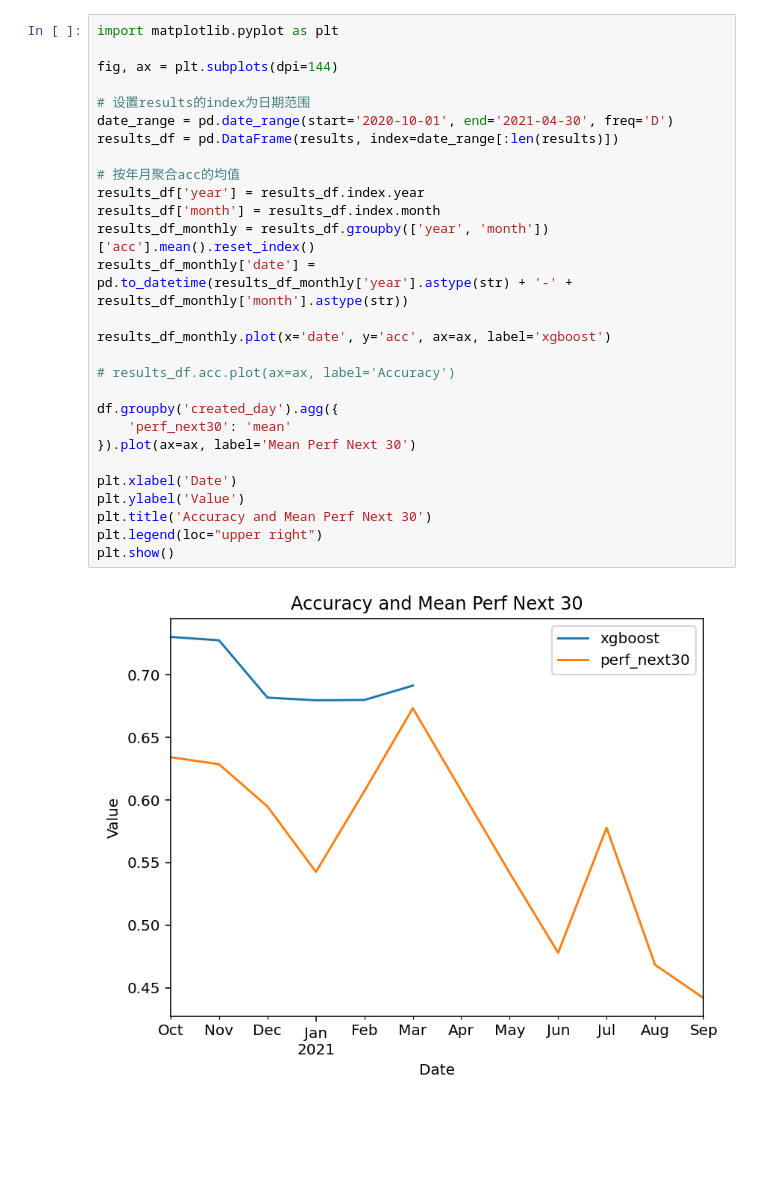
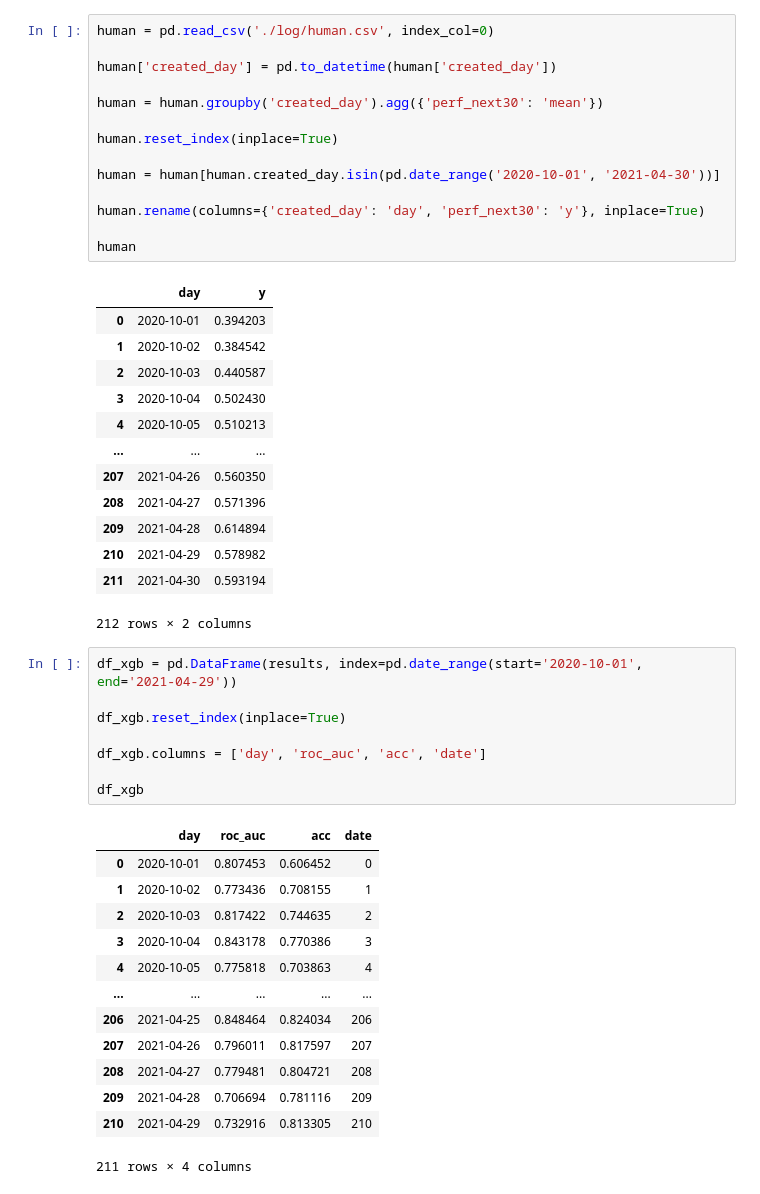
Before and after one commit to sitdownkevin/stocktwits, a Jupyter notebook: model_xgboost.ipynb, the cells around one changed output. Cells and saved outputs as stored; diff of their text form; blank space fills up the shorter version.

```diff
--- a/model_xgboost.ipynb
+++ b/model_xgboost.ipynb
@@ -80,30 +49,50 @@ _.groupby(['year','month'])['acc'].mean().plot()
-# %%
-import matplotlib.pyplot as plt
-
-fig, ax = plt.subplots(dpi=144)
-
-# 设置results的index为日期范围
-date_range = pd.date_range(start='2020-10-01', end='2021-04-30', freq='D')
-results_df = pd.DataFrame(results, index=date_range[:len(results)])
-
-# 按年月聚合acc的均值
-results_df['year'] = results_df.index.year
-results_df['month'] = results_df.index.month
-results_df_monthly = results_df.groupby(['year', 'month'])['acc'].mean().reset_index()
-results_df_monthly['date'] = pd.to_datetime(results_df_monthly['year'].astype(str) + '-' + results_df_monthly['month'].astype(str))
-
-results_df_monthly.plot(x='date', y='acc', ax=ax, label='xgboost')
-
-# results_df.acc.plot(ax=ax, label='Accuracy')
-
-df.groupby('created_day').agg({
-    'perf_next30': 'mean'
-}).plot(ax=ax, label='Mean Perf Next 30')
-
-plt.xlabel('Date')
-plt.ylabel('Value')
-plt.title('Accuracy and Mean Perf Next 30')
-plt.legend(loc="upper right")
-plt.show()
-# %% [output]
-[figure, removed]
+# %%
+human = pd.read_csv('./log/human.csv', index_col=0)
+
+human['created_day'] = pd.to_datetime(human['created_day'])
+
+human = human.groupby('created_day').agg({'perf_next30': 'mean'})
+
+human.reset_index(inplace=True)
+
+human = human[human.created_day.isin(pd.date_range('2020-10-01', '2021-04-30'))]
+
+human.rename(columns={'created_day': 'day', 'perf_next30': 'y'}, inplace=True)
+
+human
+# %% [output]
+|  | day | y |
+| 0 | 2020-10-01 | 0.394203 |
+| 1 | 2020-10-02 | 0.384542 |
+| 2 | 2020-10-03 | 0.440587 |
+| 3 | 2020-10-04 | 0.502430 |
+| 4 | 2020-10-05 | 0.510213 |
+| ... | ... | ... |
+| 207 | 2021-04-26 | 0.560350 |
+| 208 | 2021-04-27 | 0.571396 |
+| 209 | 2021-04-28 | 0.614894 |
+| 210 | 2021-04-29 | 0.578982 |
+| 211 | 2021-04-30 | 0.593194 |
+212 rows × 2 columns
+# %%
+df_xgb = pd.DataFrame(results, index=pd.date_range(start='2020-10-01', end='2021-04-29'))
+
+df_xgb.reset_index(inplace=True)
+
+df_xgb.columns = ['day', 'roc_auc', 'acc', 'date']
+
+df_xgb
+# %% [output]
+|  | day | roc_auc | acc | date |
+| 0 | 2020-10-01 | 0.807453 | 0.606452 | 0 |
+| 1 | 2020-10-02 | 0.773436 | 0.708155 | 1 |
+| 2 | 2020-10-03 | 0.817422 | 0.744635 | 2 |
+| 3 | 2020-10-04 | 0.843178 | 0.770386 | 3 |
+| 4 | 2020-10-05 | 0.775818 | 0.703863 | 4 |
+| ... | ... | ... | ... | ... |
+| 206 | 2021-04-25 | 0.848464 | 0.824034 | 206 |
+| 207 | 2021-04-26 | 0.796011 | 0.817597 | 207 |
+| 208 | 2021-04-27 | 0.779481 | 0.804721 | 208 |
+| 209 | 2021-04-28 | 0.706694 | 0.781116 | 209 |
+| 210 | 2021-04-29 | 0.732916 | 0.813305 | 210 |
+211 rows × 4 columns
```
Also changed, not shown: parts of 7 cells of this notebook, 1 other file.
